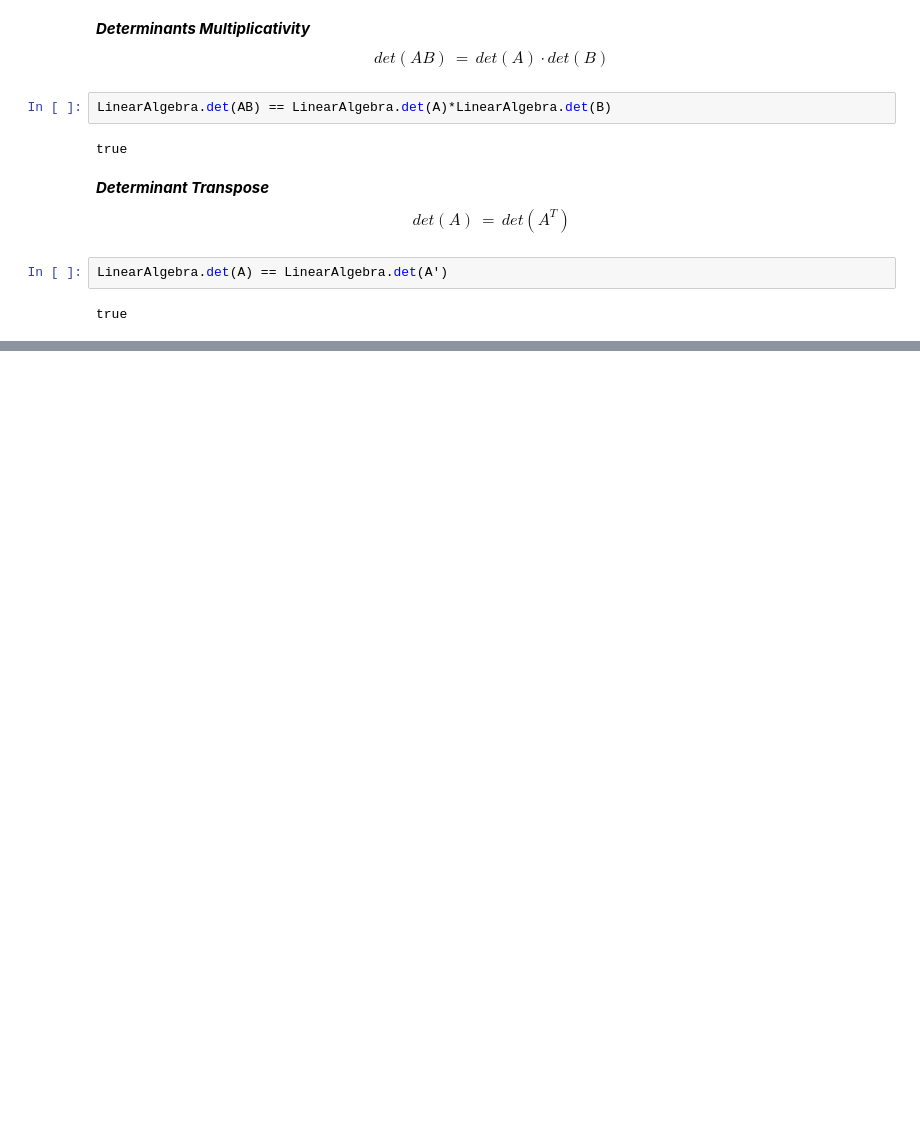
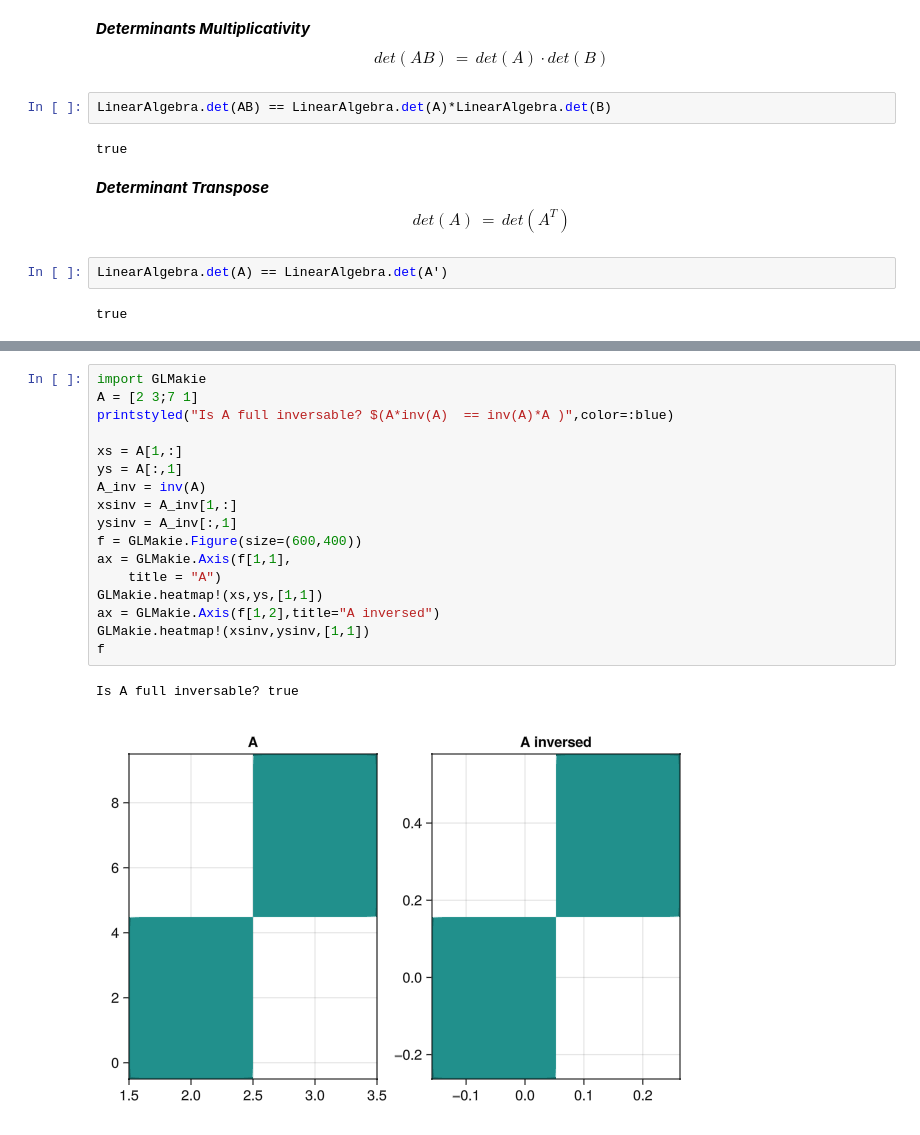
Before and after one commit to NimaPoshtiban/AI_notes, a Jupyter notebook: Matrices.ipynb, the cells around one changed output, grey strips where cells are left out. Cells and saved outputs as stored; diff of their text form; blank space fills up the shorter version.

```diff
--- a/Matrices.ipynb
+++ b/Matrices.ipynb
@@ -393,0 +485,20 @@ true
+# %%
+import GLMakie
+A = [2 3;7 1]
+printstyled("Is A full inversable? $(A*inv(A)  == inv(A)*A )",color=:blue)
+
+xs = A[1,:]
+ys = A[:,1]
+A_inv = inv(A)
+xsinv = A_inv[1,:]
+ysinv = A_inv[:,1]
+f = GLMakie.Figure(size=(600,400))
+ax = GLMakie.Axis(f[1,1],
+    title = "A")
+GLMakie.heatmap!(xs,ys,[1,1])
+ax = GLMakie.Axis(f[1,2],title="A inversed")
+GLMakie.heatmap!(xsinv,ysinv,[1,1])
+f
+# %% [output]
+Is A full inversable? true
+[figure, added]
```
Also changed, not shown: parts of 30 cells of this notebook.
